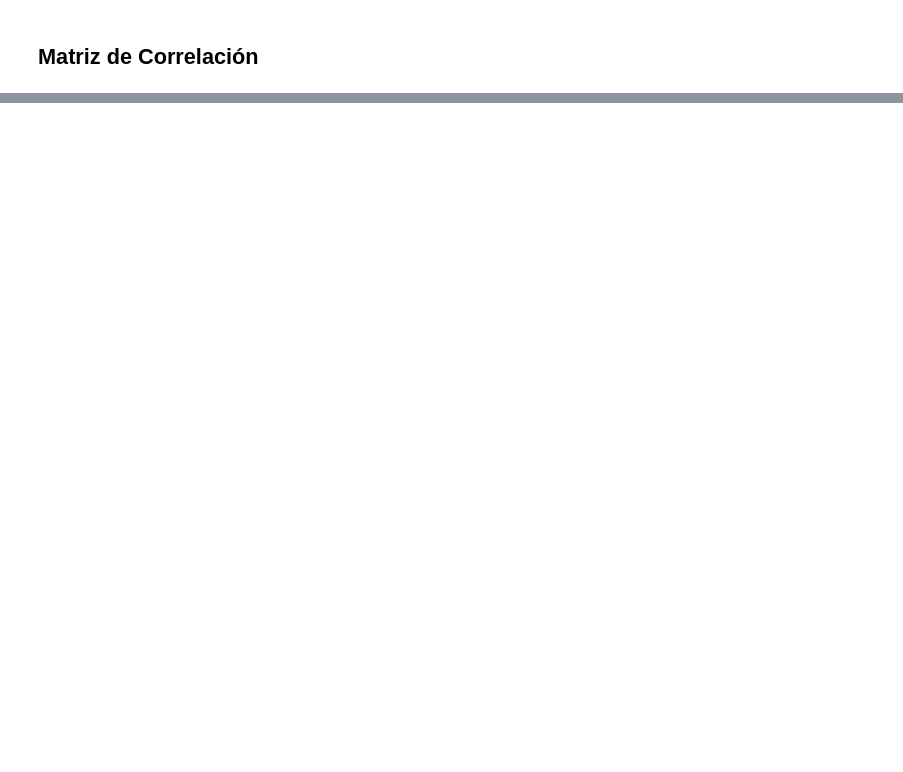
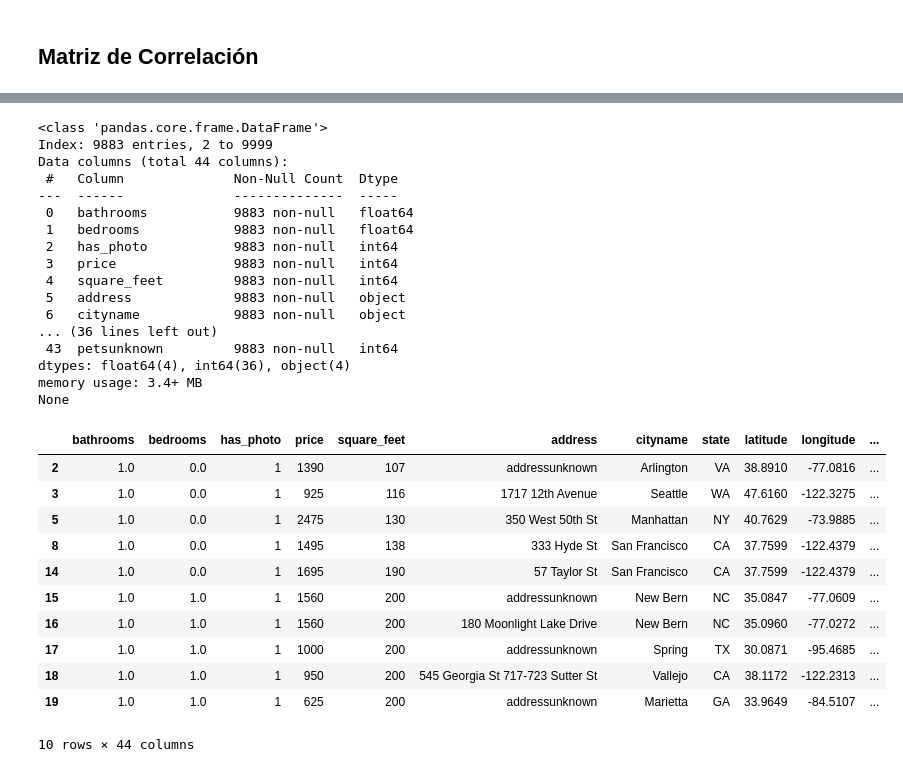
Before and after one commit to AngelaOrtiz918/Arrendamiento, a Jupyter notebook: Exploración y Preparación de los Datos/Exploración de Datos.ipynb, the cells around one changed output, grey strips where cells are left out. Saved outputs shown, nothing was run; the diff lists cells and outputs as text; code cells hidden in the pictures; blank space fills up the shorter version.

```diff
--- a/Exploración y Preparación de los Datos/Exploración de Datos.ipynb
+++ b/Exploración y Preparación de los Datos/Exploración de Datos.ipynb
@@ -206,0 +345,9 @@ ValueError: could not convert string to float: 'housing/rent/apartment'
+# %%
+ # Crear variables dummies a partir de los valores separados por comas
+ dummies = df['amenities'].str.get_dummies(sep=',')
+
+# Concatenar las nuevas columnas al DataFrame original
+df = pd.concat([df, dummies], axis=1)
+df = df.drop(['amenities'],axis=1)
+
+df.head()
@@ -206,0 +362,9 @@ ValueError: could not convert string to float: 'housing/rent/apartment'
+# %%
+# Crear variables dummies a partir de los valores separados por comas
+dummies = df['pets_allowed'].str.get_dummies()
+
+# Concatenar las nuevas columnas al DataFrame original
+df = pd.concat([df, dummies], axis=1)
+df = df.drop(['pets_allowed'],axis=1)
+
+df.head()
@@ -206,0 +379,37 @@ ValueError: could not convert string to float: 'housing/rent/apartment'
+# %%
+df.has_photo.map({"Yes":1,"Thumbnail":1,"No":0})
+df = df.astype({"has_photo": bool})
+df['has_photo'] = df['has_photo'].astype(int)
+print(df.info(verbose=True))
+
+df.head(10)
+# %% [output]
+<class 'pandas.core.frame.DataFrame'>
+Index: 9883 entries, 2 to 9999
+Data columns (total 44 columns):
+ #   Column              Non-Null Count  Dtype
+---  ------              --------------  -----
+ 0   bathrooms           9883 non-null   float64
+ 1   bedrooms            9883 non-null   float64
+ 2   has_photo           9883 non-null   int64
+ 3   price               9883 non-null   int64
+ 4   square_feet         9883 non-null   int64
+ 5   address             9883 non-null   object
+ 6   cityname            9883 non-null   object
+... (36 lines left out)
+ 43  petsunknown         9883 non-null   int64
+dtypes: float64(4), int64(36), object(4)
+memory usage: 3.4+ MB
+None
+|  | bathrooms | bedrooms | has_photo | price | square_feet | address | cityname | state | latitude | longitude | ... |
+| 2 | 1.0 | 0.0 | 1 | 1390 | 107 | addressunknown | Arlington | VA | 38.8910 | -77.0816 | ... |
+| 3 | 1.0 | 0.0 | 1 | 925 | 116 | 1717 12th Avenue | Seattle | WA | 47.6160 | -122.3275 | ... |
+| 5 | 1.0 | 0.0 | 1 | 2475 | 130 | 350 West 50th St | Manhattan | NY | 40.7629 | -73.9885 | ... |
+| 8 | 1.0 | 0.0 | 1 | 1495 | 138 | 333 Hyde St | San Francisco | CA | 37.7599 | -122.4379 | ... |
+| 14 | 1.0 | 0.0 | 1 | 1695 | 190 | 57 Taylor St | San Francisco | CA | 37.7599 | -122.4379 | ... |
+| 15 | 1.0 | 1.0 | 1 | 1560 | 200 | addressunknown | New Bern | NC | 35.0847 | -77.0609 | ... |
+| 16 | 1.0 | 1.0 | 1 | 1560 | 200 | 180 Moonlight Lake Drive | New Bern | NC | 35.0960 | -77.0272 | ... |
+| 17 | 1.0 | 1.0 | 1 | 1000 | 200 | addressunknown | Spring | TX | 30.0871 | -95.4685 | ... |
+| 18 | 1.0 | 1.0 | 1 | 950 | 200 | 545 Georgia St 717-723 Sutter St | Vallejo | CA | 38.1172 | -122.2313 | ... |
+| 19 | 1.0 | 1.0 | 1 | 625 | 200 | addressunknown | Marietta | GA | 33.9649 | -84.5107 | ... |
+10 rows × 44 columns
```
Also changed, not shown: parts of 36 cells of this notebook, 3 other files.
